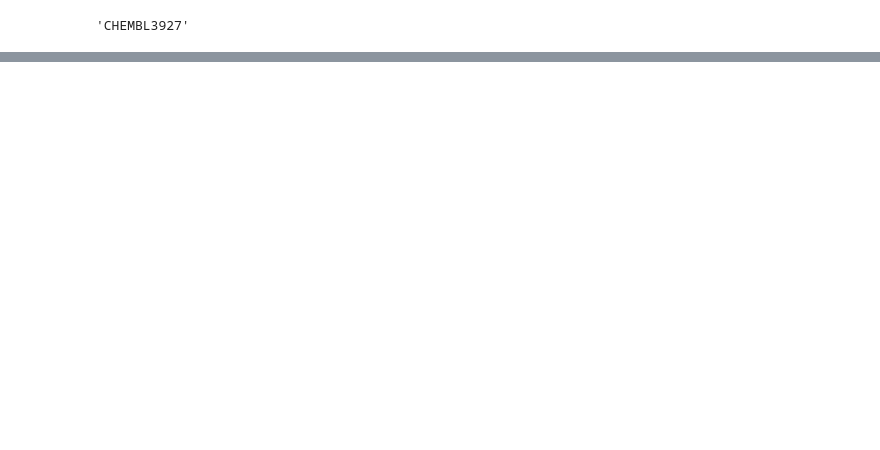
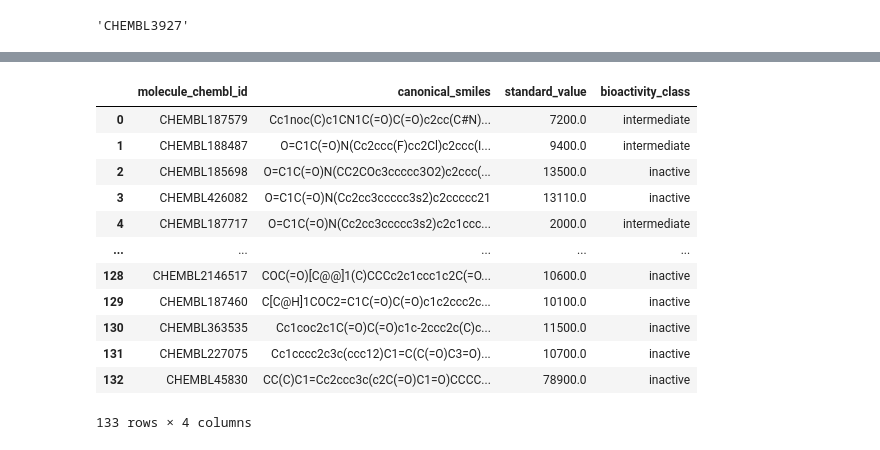
Before and after one commit to thntran/learn, a Jupyter notebook: chembl_data_collection_01.ipynb, the cells around one changed output, grey strips where cells are left out. Drawn from its saved outputs; the diff is of its cells as text; code cells hidden in the pictures; blank space fills up the shorter version.

```diff
--- a/chembl_data_collection_01.ipynb
+++ b/chembl_data_collection_01.ipynb
@@ -58,0 +128,29 @@ res = activity.filter(target_chembl_id=)
+# %%
+bioactivity_class = []
+for i in df2.standard_value:
+  if float(i) >= 10000:
+    bioactivity_class.append('inactive')
+  elif float(i) <= 1000:
+    bioactivity_class.append('active')
+  else:
+    bioactivity_class.append('intermediate')
+# %%
+selection = ['molecule_chembl_id', 'canonical_smiles', 'standard_value']
+df3 = df2[selection]
+bioactivity_class = pd.Series(bioactivity_class, name='bioactivity_class')
+df4 = pd.concat([df3, bioactivity_class], axis=1)
+df4
+# %% [output]
+|  | molecule_chembl_id | canonical_smiles | standard_value | bioactivity_class |
+| 0 | CHEMBL187579 | Cc1noc(C)c1CN1C(=O)C(=O)c2cc(C#N)... | 7200.0 | intermediate |
+| 1 | CHEMBL188487 | O=C1C(=O)N(Cc2ccc(F)cc2Cl)c2ccc(I... | 9400.0 | intermediate |
+| 2 | CHEMBL185698 | O=C1C(=O)N(CC2COc3ccccc3O2)c2ccc(... | 13500.0 | inactive |
+| 3 | CHEMBL426082 | O=C1C(=O)N(Cc2cc3ccccc3s2)c2ccccc21 | 13110.0 | inactive |
+| 4 | CHEMBL187717 | O=C1C(=O)N(Cc2cc3ccccc3s2)c2c1ccc... | 2000.0 | intermediate |
+| ... | ... | ... | ... | ... |
+| 128 | CHEMBL2146517 | COC(=O)[C@@]1(C)CCCc2c1ccc1c2C(=O... | 10600.0 | inactive |
+| 129 | CHEMBL187460 | C[C@H]1COC2=C1C(=O)C(=O)c1c2ccc2c... | 10100.0 | inactive |
+| 130 | CHEMBL363535 | Cc1coc2c1C(=O)C(=O)c1c-2ccc2c(C)c... | 11500.0 | inactive |
+| 131 | CHEMBL227075 | Cc1cccc2c3c(ccc12)C1=C(C(=O)C3=O)... | 10700.0 | inactive |
+| 132 | CHEMBL45830 | CC(C)C1=Cc2ccc3c(c2C(=O)C1=O)CCCC... | 78900.0 | inactive |
+133 rows × 4 columns
```
Also changed, not shown: parts of 17 cells of this notebook.
